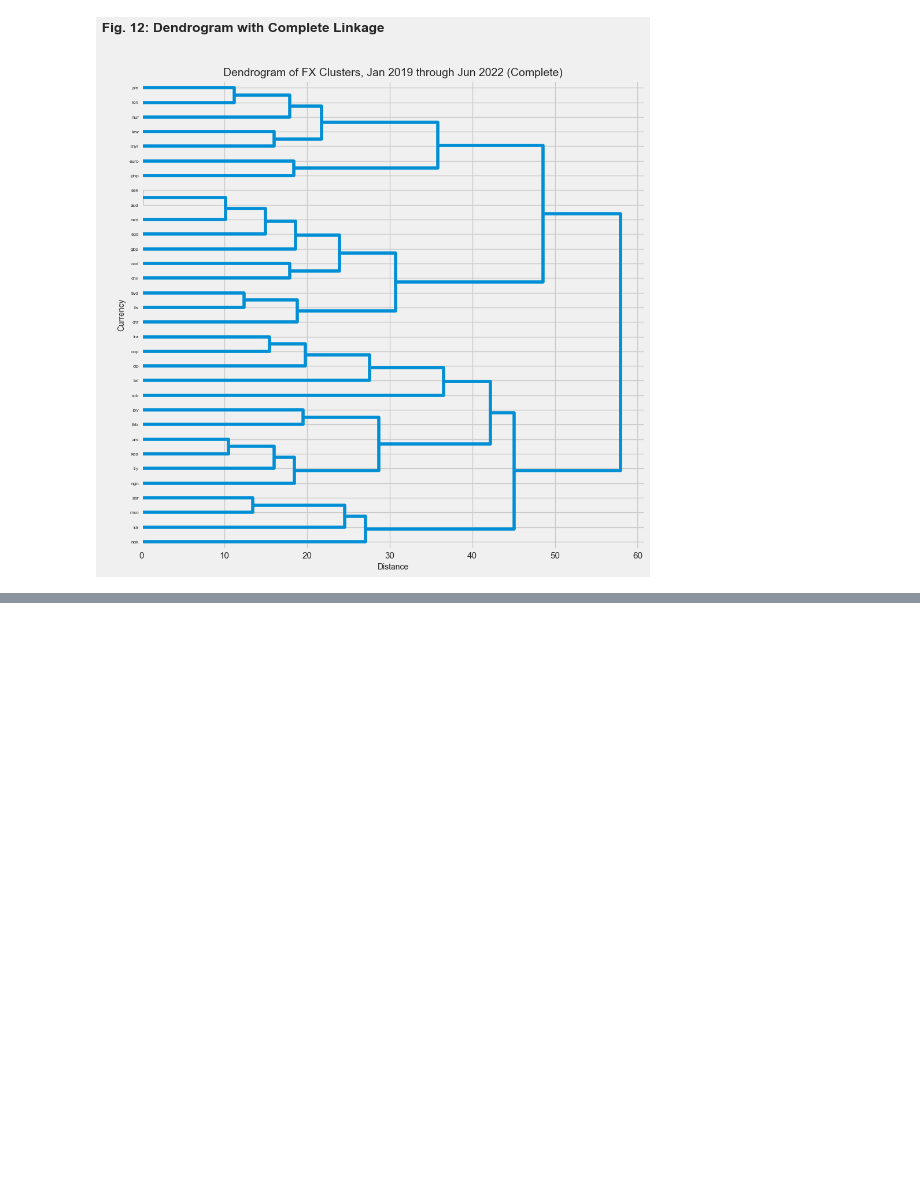
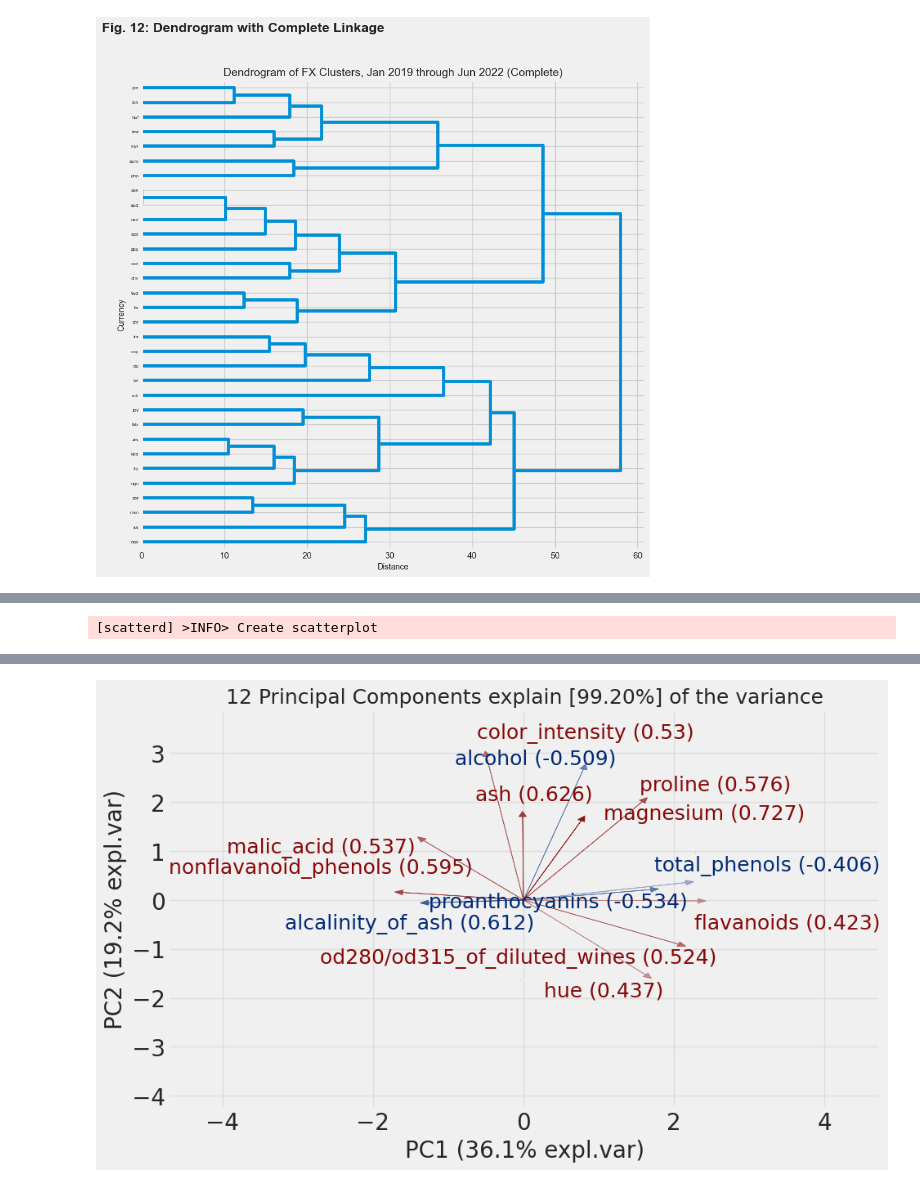
Before and after one commit to adevrent/WQU_DP, a Jupyter notebook: WQU_ML/M2.ipynb, the cells around one changed output, grey strips where cells are left out. Saved outputs shown, nothing was run; the diff lists cells and outputs as text; code cells hidden in the pictures; blank space fills up the shorter version.

```diff
--- a/WQU_ML/M2.ipynb
+++ b/WQU_ML/M2.ipynb
@@ -1311,0 +1494,5 @@ plt.show()
+# %%
+print("\033[1m" + "Fig. 3: Biplot without the scores" + "\033[0m")
+fig, ax = model.biplot(cmap=None, label=False, legend=False, figsize=(10, 6))
+# %% [output]
+[scatterd] >INFO> Create scatterplot
@@ -1311,0 +1503 @@ plt.show()
+[figure, added]
```
Also changed, not shown: parts of 24 cells of this notebook.
